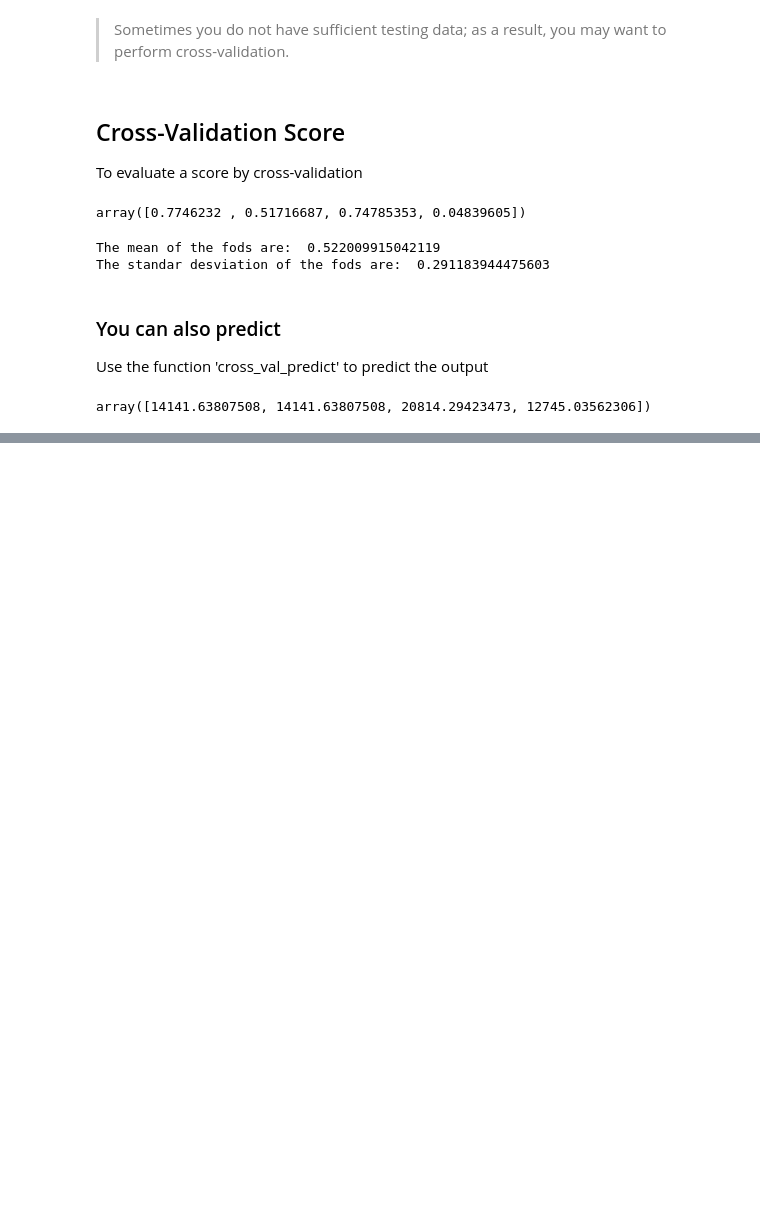
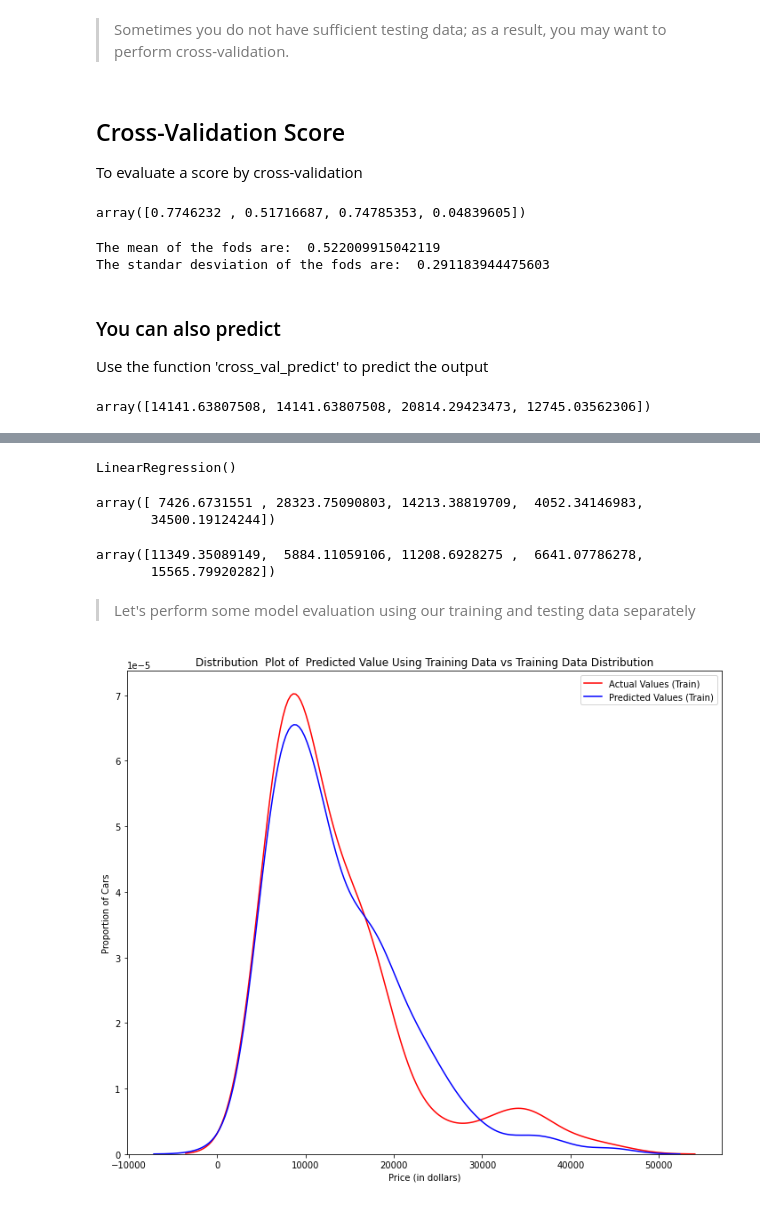
Before and after one commit to FernandoCallasaca/car_price_prediction_python_ml, a Jupyter notebook: 4. Model Evaluation and Refinement.ipynb, the cells around one changed output, grey strips where cells are left out. Saved outputs shown, nothing was run; the diff lists cells and outputs as text; code cells hidden in the pictures; blank space fills up the shorter version.

Commit message:
model evaluation 70%

```diff
--- a/4. Model Evaluation and Refinement.ipynb
+++ b/4. Model Evaluation and Refinement.ipynb
@@ -95,12 +116,13 @@ def DistributionPlot(RedFunction, BlueFunction, RedName, BlueName, Title):
     height = 10
     plt.figure(figsize=(width, height))
 
-    ax1 = sns.distplot(RedFunction, hist=False, color="r", label=RedName)
-    ax2 = sns.distplot(BlueFunction, hist=False, color="b", label=BlueName, ax=ax1)
+    ax1 = sns.kdeplot(RedFunction, color="r", label=RedName)
+    ax2 = sns.kdeplot(BlueFunction, color="b", label=BlueName, ax=ax1)
 
     plt.title(Title)
     plt.xlabel('Price (in dollars)')
     plt.ylabel('Proportion of Cars')
+    plt.legend()
 
     plt.show()
     plt.close()
@@ -232,0 +259,29 @@ array([14141.63807508, 14141.63807508, 20814.29423473, 12745.03562306])
+# %%
+# create the LinearRegression object
+lr = LinearRegression()
+# fit our model using 'horsepower', 'curb-weight', 'engine-size' and 'highway-mpg' as features
+# of our training data
+lr.fit(x_train[['horsepower', 'curb-weight', 'engine-size', 'highway-mpg']], y_train)
+# %% [output]
+LinearRegression()
+# %%
+# prediction using training data
+yhat_train = lr.predict(x_train[['horsepower', 'curb-weight', 'engine-size', 'highway-mpg']])
+yhat_train[:5]
+# %% [output]
+array([ 7426.6731551 , 28323.75090803, 14213.38819709,  4052.34146983,
+       34500.19124244])
+# %%
+# prediction using test data
+yhat_test = lr.predict(x_test[['horsepower', 'curb-weight', 'engine-size', 'highway-mpg']])
+yhat_test[:5]
+# %% [output]
+array([11349.35089149,  5884.11059106, 11208.6928275 ,  6641.07786278,
+       15565.79920282])
+# %% [markdown]
+> Let's perform some model evaluation using our training and testing data separately
+# %%
+Title = 'Distribution  Plot of  Predicted Value Using Training Data vs Training Data Distribution'
+DistributionPlot(y_train, yhat_train, "Actual Values (Train)", "Predicted Values (Train)", Title)
+# %% [output]
+[figure, added]
```
Also changed, not shown: parts of 21 cells of this notebook.
